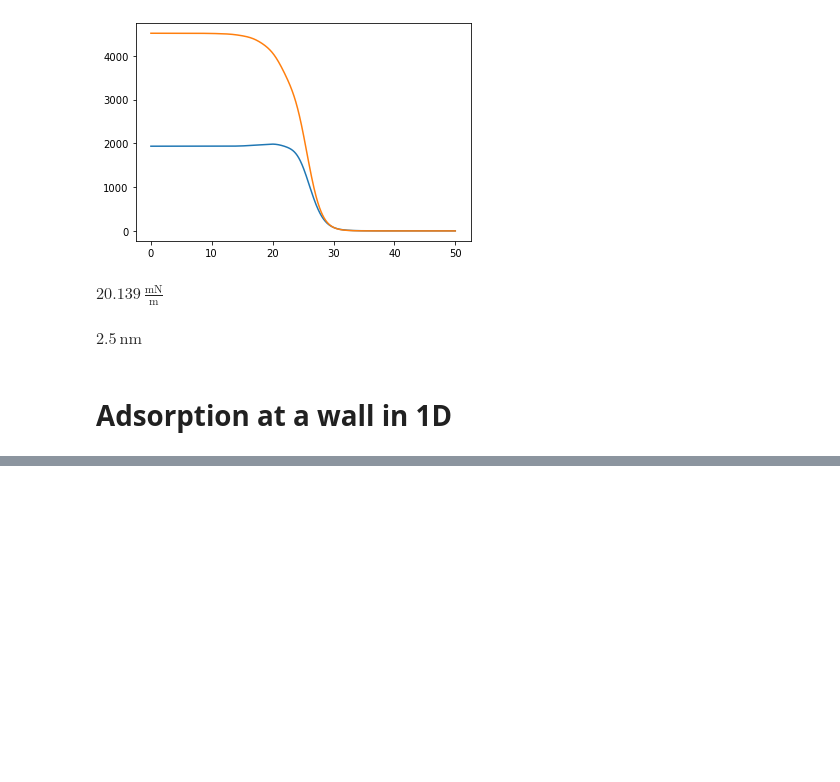
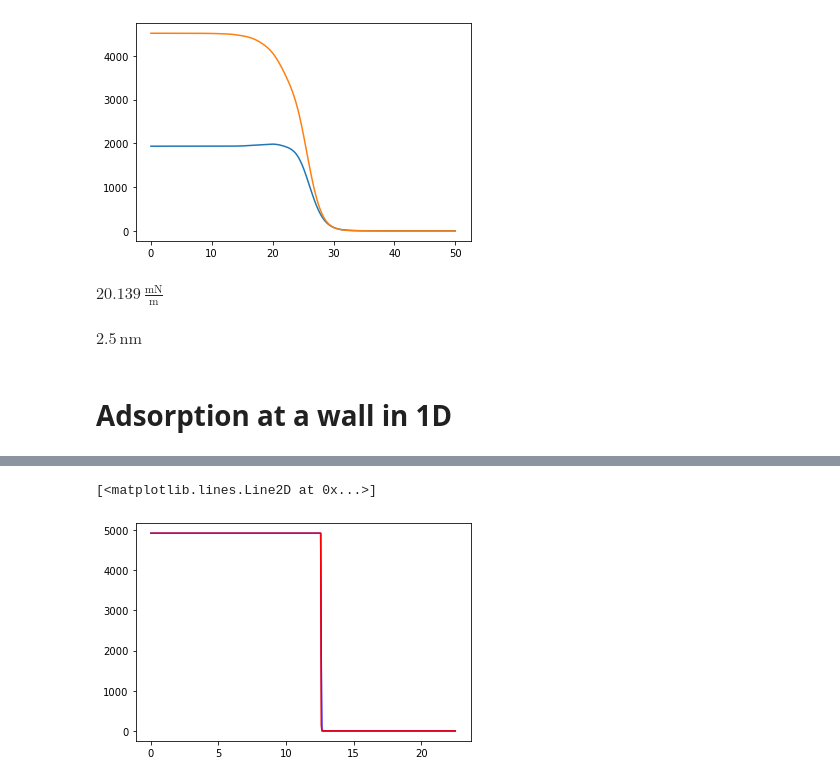
Before and after one commit to bbbursik/feos-pcsaft, a Jupyter notebook: examples/21-11-04-exampleDFT.ipynb, the cells around one changed output, grey strips where cells are left out. Cells and saved outputs as stored; diff of their text form; code cells hidden in the pictures; blank space fills up the shorter version.

```diff
--- a/examples/21-11-04-exampleDFT.ipynb
+++ b/examples/21-11-04-exampleDFT.ipynb
@@ -249,6 +174,6 @@ func = PcSaftFunctional(params)
 state = State(func, temperature, pressure=pressure, molefracs=composition)
 # %%
 # create potential
-#potential  = ExternalPotential.LJ93(3.0, 250.0, 0.08)
-potential  = ExternalPotential.HardWall(3.1)
+potential  = ExternalPotential.LJ93(3.0, 150.0, 0.08)
+#potential  = ExternalPotential.HardWall(3.1)
 # %%
@@ -258,6 +181,3 @@ TypeError: not implemented!
 # %%
 # Create wall as a cartesian (slit) pore with large width --> bulk in the center
-wall_profile = Pore3D(func,[50*ANGSTROM, 50*ANGSTROM, 50*ANGSTROM], [128,128,128] ,None, np.array([3,3]),np.array([150,150])     ).initialize(state)
+wall_profile = Pore1D(func, Geometry.Cartesian, 30*ANGSTROM, potential, 512).initialize(state)
-# %%
-# Create wall as a cartesian (slit) pore with large width --> bulk in the center
-wall_profile = Pore3D(func,[50*ANGSTROM, 50*ANGSTROM, 50*ANGSTROM], [128,128,128] ,None, np.array([3,3]),np.array([150,150])     ).initialize(state)
@@ -288,0 +204,6 @@ wall_profile.weighted_densities
+# %%
+plt.plot(wall_profile.z / ANGSTROM,(wall_profile.density/MOL * METER **3)[0,:], 'b')
+plt.plot(wall_profile.z / ANGSTROM, (wall_profile.density/MOL * METER **3)[1,:], 'r')
+# %% [output]
+[<matplotlib.lines.Line2D at 0x...>]
+[figure, added]
```
Also changed, not shown: parts of 22 cells of this notebook.
